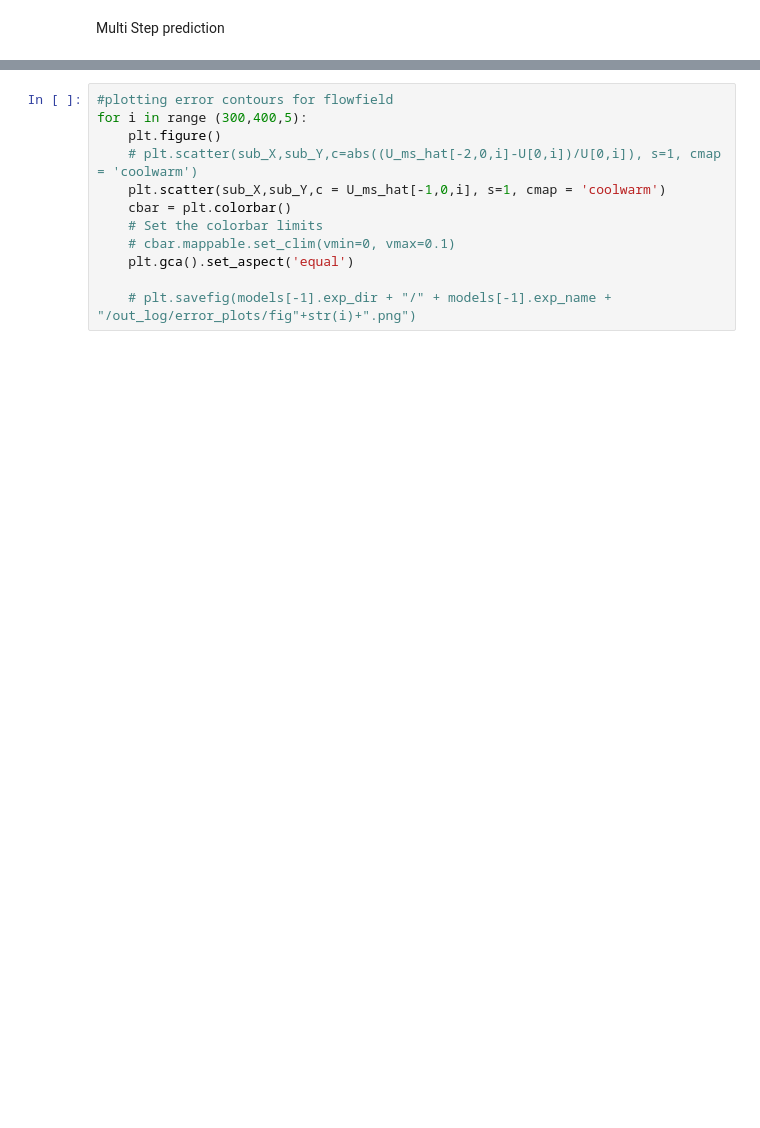
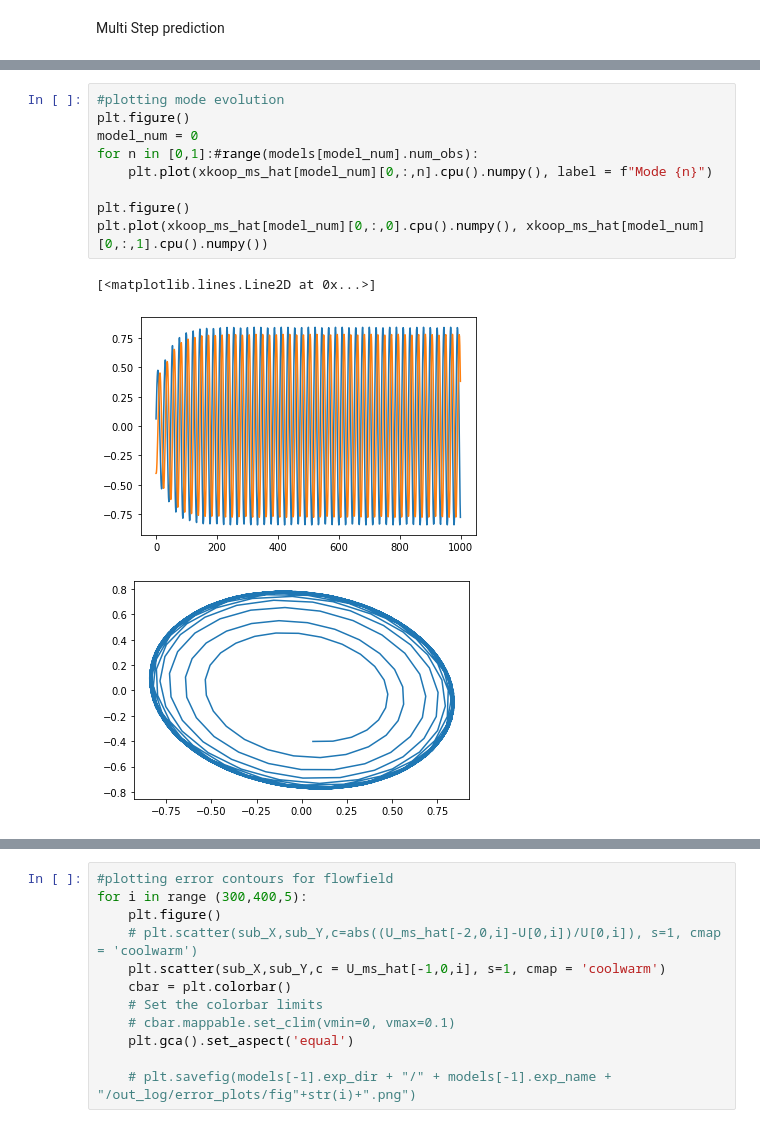
Before and after one commit to RigasLab/MZ-AE, a Jupyter notebook: Notebooks/eval_model_notebook_2Dcyl_multimodel_multistep_Exp4.2.4.ipynb, the cells around one changed output, grey strips where cells are left out. Drawn from its saved outputs; the diff is of its cells as text; blank space fills up the shorter version.

```diff
--- a/Notebooks/eval_model_notebook_2Dcyl_multimodel_multistep_Exp4.2.4.ipynb
+++ b/Notebooks/eval_model_notebook_2Dcyl_multimodel_multistep_Exp4.2.4.ipynb
@@ -324,0 +312,13 @@ Error:
+# %%
+#plotting mode evolution
+plt.figure()
+model_num = 0
+for n in [0,1]:#range(models[model_num].num_obs):
+    plt.plot(xkoop_ms_hat[model_num][0,:,n].cpu().numpy(), label = f"Mode {n}")
+
+plt.figure()
+plt.plot(xkoop_ms_hat[model_num][0,:,0].cpu().numpy(), xkoop_ms_hat[model_num][0,:,1].cpu().numpy())
+# %% [output]
+[<matplotlib.lines.Line2D at 0x...>]
+[figure, added]
+[figure, added]
```
Also changed, not shown: parts of 17 cells of this notebook, 5 other files.
